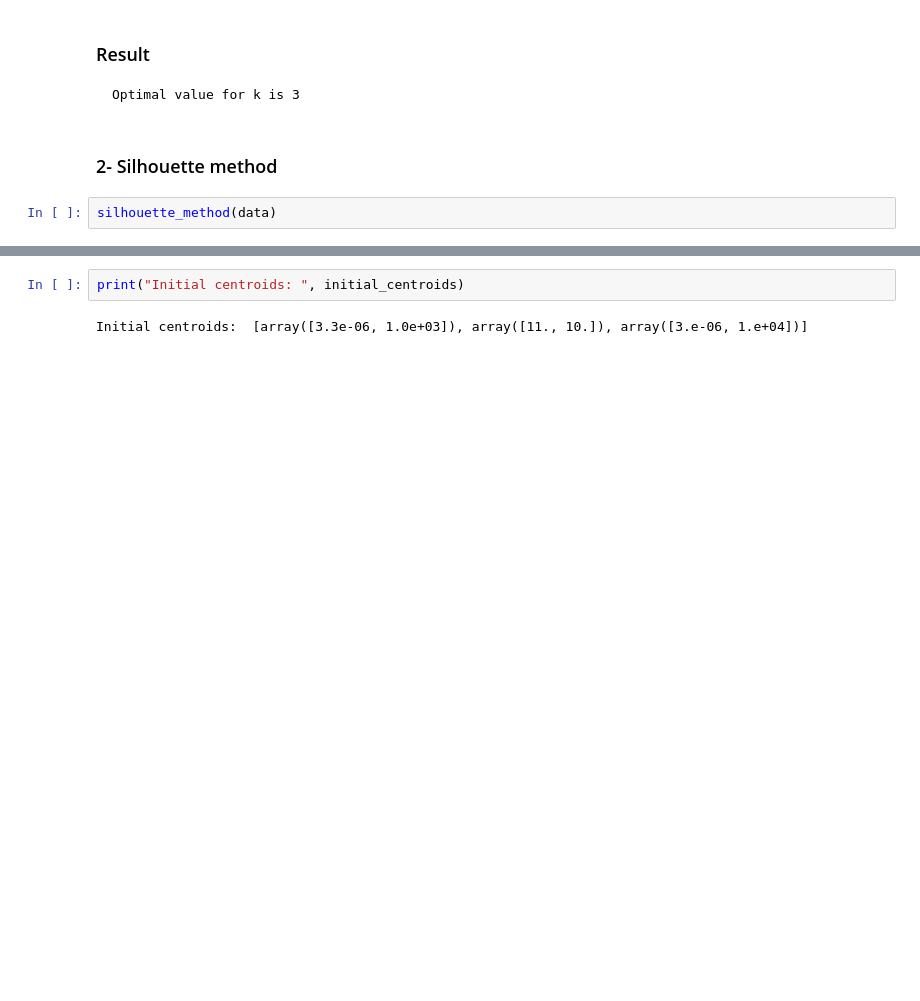
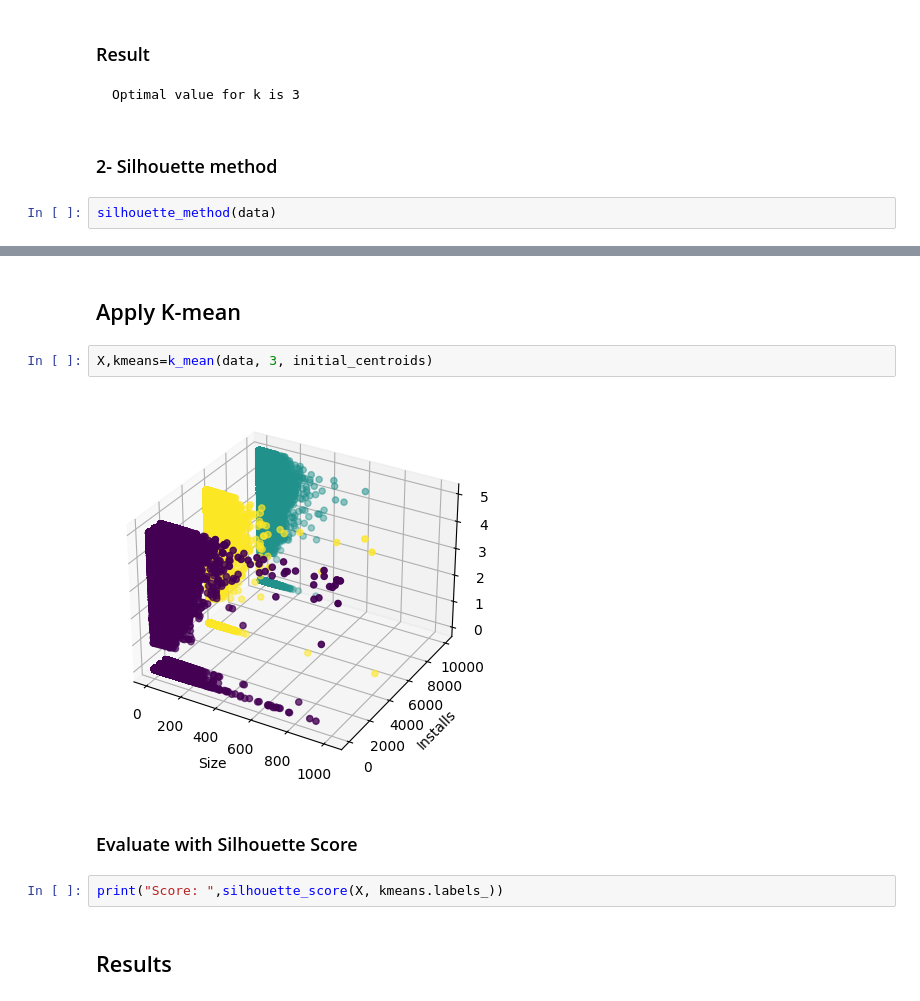
Before and after one commit to aymanreda56/XL-Data, a Jupyter notebook: DataAnalysis/Clustering/Kmean_Clustering.ipynb, the cells around one changed output, grey strips where cells are left out. Saved outputs shown, nothing was run; the diff lists cells and outputs as text; blank space fills up the shorter version.

Commit message:
plot 3 features

```diff
--- a/DataAnalysis/Clustering/Kmean_Clustering.ipynb
+++ b/DataAnalysis/Clustering/Kmean_Clustering.ipynb
@@ -111,4 +113,12 @@ initial_centroids=kmeans_plus_plus(data, 3)
-# %%
-print("Initial centroids: ", initial_centroids)
-# %% [output]
-Initial centroids:  [array([3.3e-06, 1.0e+03]), array([11., 10.]), array([3.e-06, 1.e+04])]
+# %% [markdown]
+## Apply K-mean
+# %%
+X,kmeans=k_mean(data, 3, initial_centroids)
+# %% [output]
+[figure, added]
+# %% [markdown]
+### Evaluate with Silhouette Score
+# %%
+print("Score: ",silhouette_score(X, kmeans.labels_))
+# %% [markdown]
+## Results
```
Also changed, not shown: parts of 3 cells of this notebook.
